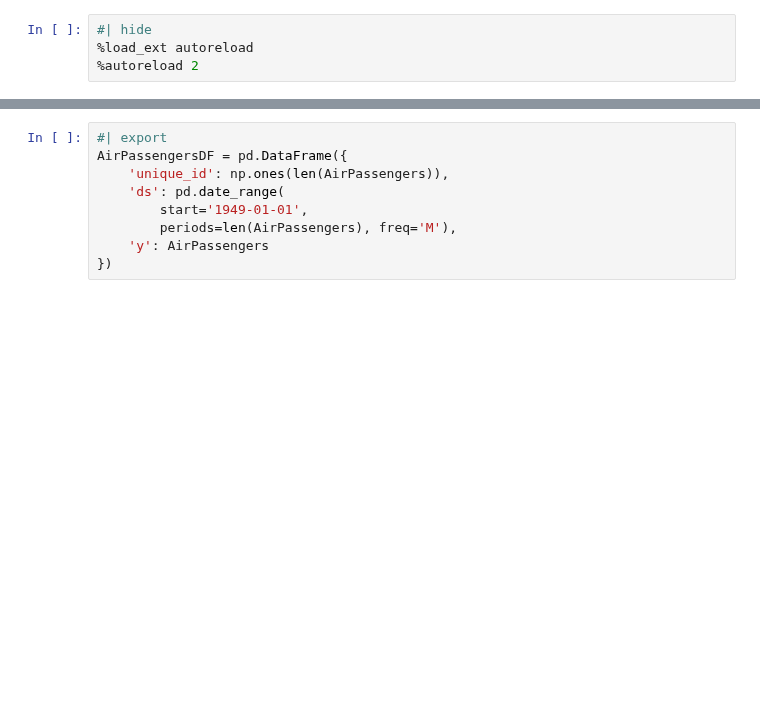
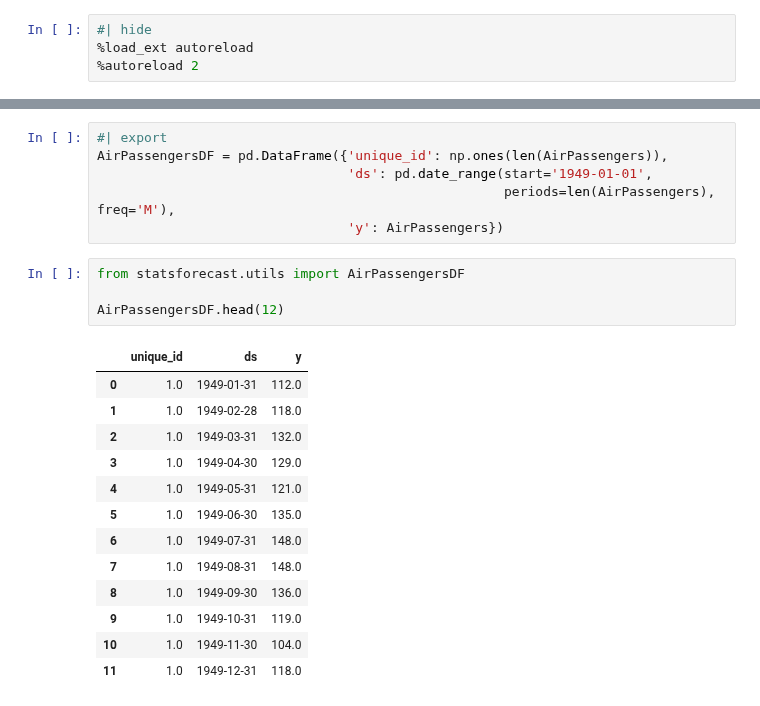
Before and after one commit to Nixtla/statsforecast, a Jupyter notebook: nbs/utils.ipynb, the cells around one changed output, grey strips where cells are left out. Drawn from its saved outputs; the diff is of its cells as text; blank space fills up the shorter version.

```diff
--- a/nbs/utils.ipynb
+++ b/nbs/utils.ipynb
@@ -92,9 +152,24 @@ AirPassengers = np.array([112., 118., 132., 129., 121., 135., 148., 148., 136.,
 # %%
 #| export
-AirPassengersDF = pd.DataFrame({
-    'unique_id': np.ones(len(AirPassengers)),
-    'ds': pd.date_range(
-        start='1949-01-01',
-        periods=len(AirPassengers), freq='M'),
-    'y': AirPassengers
-})
+AirPassengersDF = pd.DataFrame({'unique_id': np.ones(len(AirPassengers)),
+                                'ds': pd.date_range(start='1949-01-01',
+                                                    periods=len(AirPassengers), freq='M'),
+                                'y': AirPassengers})
+# %%
+from statsforecast.utils import AirPassengersDF
+
+AirPassengersDF.head(12)
+# %% [output]
+|  | unique_id | ds | y |
+| 0 | 1.0 | 1949-01-31 | 112.0 |
+| 1 | 1.0 | 1949-02-28 | 118.0 |
+| 2 | 1.0 | 1949-03-31 | 132.0 |
+| 3 | 1.0 | 1949-04-30 | 129.0 |
+| 4 | 1.0 | 1949-05-31 | 121.0 |
+| 5 | 1.0 | 1949-06-30 | 135.0 |
+| 6 | 1.0 | 1949-07-31 | 148.0 |
+| 7 | 1.0 | 1949-08-31 | 148.0 |
+| 8 | 1.0 | 1949-09-30 | 136.0 |
+| 9 | 1.0 | 1949-10-31 | 119.0 |
+| 10 | 1.0 | 1949-11-30 | 104.0 |
+| 11 | 1.0 | 1949-12-31 | 118.0 |
```
Also changed, not shown: parts of 14 cells of this notebook, 6 other files.
